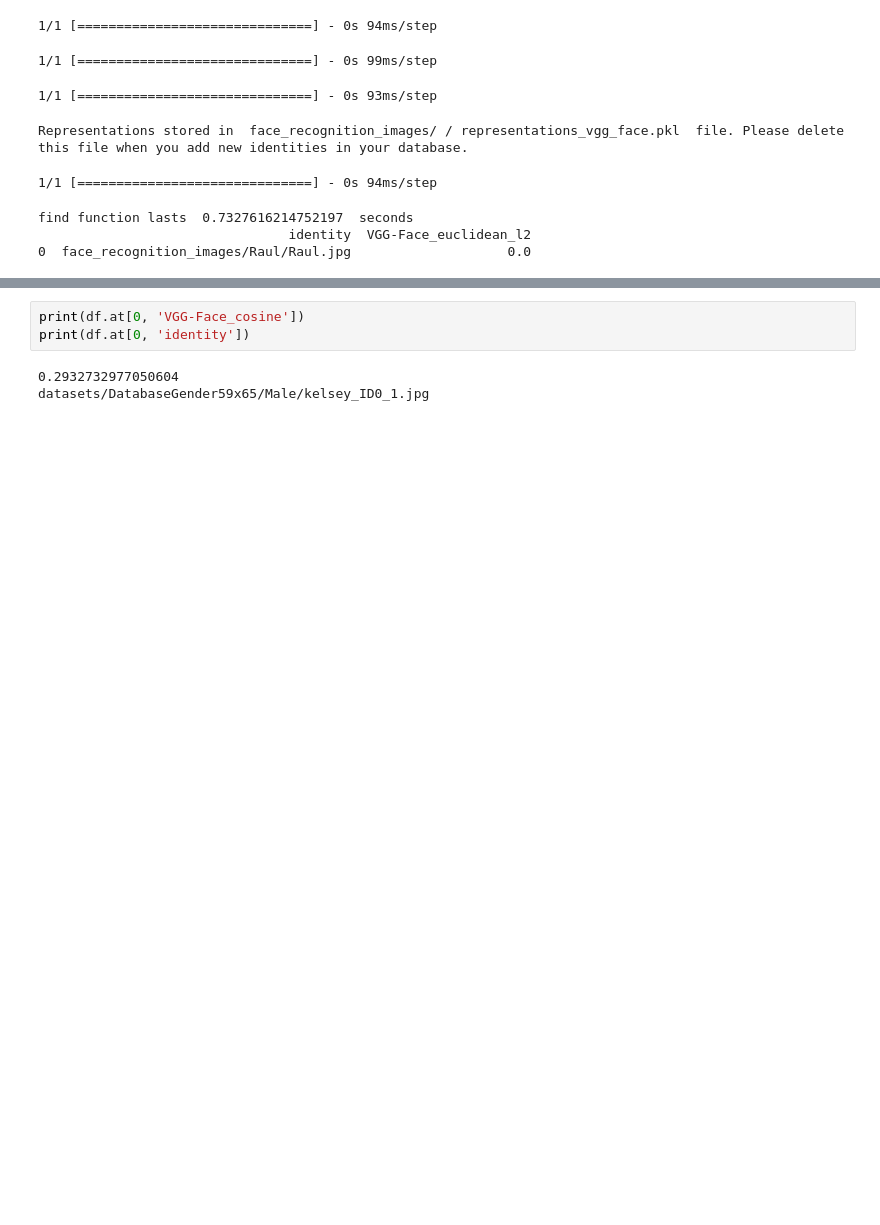
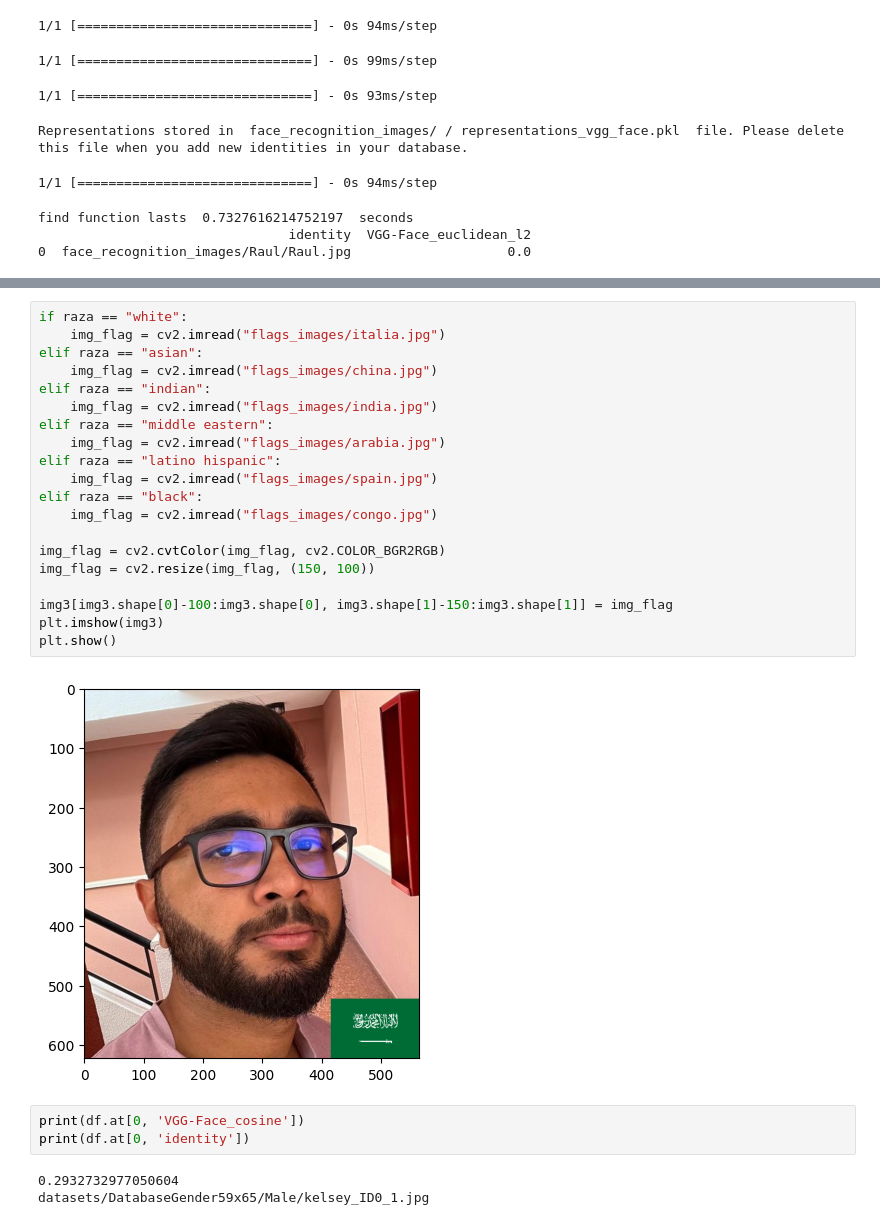
Before and after one commit to raulmat19/Vision-por-Computador, a Jupyter notebook: Practica-6/VC_P6_Face_Recognition.ipynb, the cells around one changed output, grey strips where cells are left out. Drawn from its saved outputs; the diff is of its cells as text; blank space fills up the shorter version.

Commit message:
P6 - added symbolic flags based on race

```diff
--- a/Practica-6/VC_P6_Face_Recognition.ipynb
+++ b/Practica-6/VC_P6_Face_Recognition.ipynb
@@ -89,4 +89,26 @@ elif (auth_verified and genero == "Woman"):
 'if (auth_verified and genero == "Man"):\n    df = DeepFace.find(img_path = img3, db_path = "datasets/DatabaseGender59x65/Male", distance_metric = metrics[0], prog_bar = False, enforce_detection=False ...
+# %%
+if raza == "white":
+    img_flag = cv2.imread("flags_images/italia.jpg")
+elif raza == "asian":
+    img_flag = cv2.imread("flags_images/china.jpg")
+elif raza == "indian":
+    img_flag = cv2.imread("flags_images/india.jpg")
+elif raza == "middle eastern":
+    img_flag = cv2.imread("flags_images/arabia.jpg")
+elif raza == "latino hispanic":
+    img_flag = cv2.imread("flags_images/spain.jpg")
+elif raza == "black":
+    img_flag = cv2.imread("flags_images/congo.jpg")
+
+img_flag = cv2.cvtColor(img_flag, cv2.COLOR_BGR2RGB)
+img_flag = cv2.resize(img_flag, (150, 100))
+
+img3[img3.shape[0]-100:img3.shape[0], img3.shape[1]-150:img3.shape[1]] = img_flag
+plt.imshow(img3)
+plt.show()
+# %% [output]
+[figure, added]
 # %%
 print(df.at[0, 'VGG-Face_cosine'])
 print(df.at[0, 'identity'])
```
Also changed, not shown: parts of 1 cell of this notebook, 6 other files.
